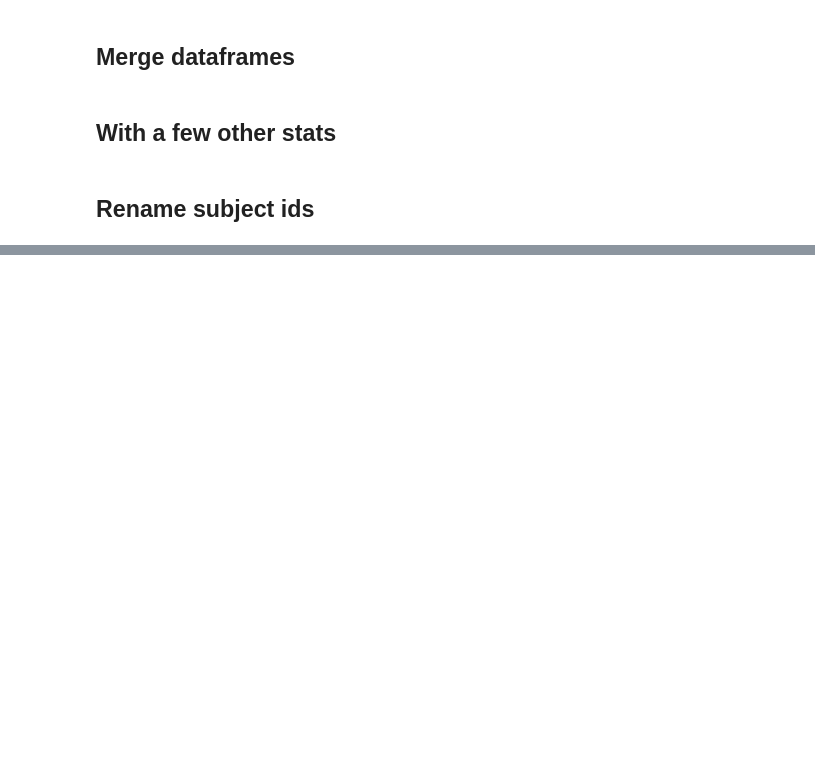
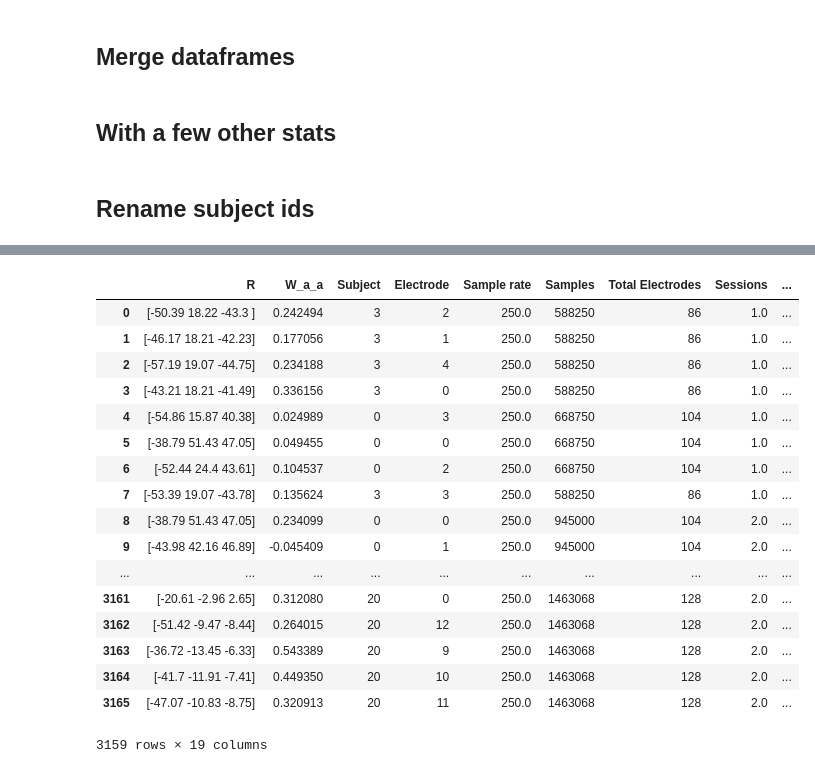
Before and after one commit to ContextLab/supereeg_paper, a Jupyter notebook: paper_figs/code/compile_csvs.ipynb, the cells around one changed output, grey strips where cells are left out. Saved outputs shown, nothing was run; the diff lists cells and outputs as text; code cells hidden in the pictures; blank space fills up the shorter version.

```diff
--- a/paper_figs/code/compile_csvs.ipynb
+++ b/paper_figs/code/compile_csvs.ipynb
@@ -51,0 +78,45 @@ e_corrs.to_csv(os.path.join(pyfr_data_dir, 'pyfr.csv'))
+# %%
+RAM_df['Thresholded Electrodes'] = RAM_df['Total Electrodes']
+RAM_df['Total Time (hrs)'] = np.round(RAM_df['Samples']/RAM_df['Sample rate']/3600,3)
+RAM_df['Average Session Length (hrs)'] = np.round(RAM_df['Total Time (hrs)']/RAM_df['Sessions'],3)
+RAM_df['Average Session Length (hrs)'].head()
+RAM_df['Total Electrodes'] = RAM_df['Thresholded Electrodes'] + RAM_df['Number thresholded']
+RAM_df['Proportion Thresholded'] = np.round(RAM_df['Number thresholded'] / RAM_df['Total Electrodes'], 3)
+# %%
+all_subject_e = np.array([])
+all_exp_e = np.array([])
+for i , item in enumerate(RAM_df['Subject'].values):
+    all_subject_e = np.append(all_subject_e, item.split('_')[0])
+    all_exp_e = np.append(all_exp_e, item.split('_')[1]+ '_' + item.split('_')[2])
+# %%
+RAM_df['Subject'] = all_subject_e
+RAM_df['Experiment'] = all_exp_e
+# %%
+grouped_results_ram = RAM_df.groupby('Subject')['Experiment','W_w_w', 'W_w_a', 'W_w_all', 'W_a_w', 'W_a_a','W_a_all', 'Sample rate', 'Samples',
+                                                  'Sessions', 'Number thresholded', 'Total Time (hrs)', 'Average Session Length (hrs)',
+                                                  'Total Electrodes', 'Proportion Thresholded'].mean()
+
+grouped_results_ram['Subject'] = range(grouped_results_ram.shape[0])
+subj_dict = grouped_results_ram['Subject'].to_dict()
+RAM_df.Subject = [subj_dict[item] for item in RAM_df.Subject]
+# %%
+RAM_df
+# %% [output]
+|  | R | W_a_a | Subject | Electrode | Sample rate | Samples | Total Electrodes | Sessions | ... |
+| 0 | [-50.39 18.22 -43.3 ] | 0.242494 | 3 | 2 | 250.0 | 588250 | 86 | 1.0 | ... |
+| 1 | [-46.17 18.21 -42.23] | 0.177056 | 3 | 1 | 250.0 | 588250 | 86 | 1.0 | ... |
+| 2 | [-57.19 19.07 -44.75] | 0.234188 | 3 | 4 | 250.0 | 588250 | 86 | 1.0 | ... |
+| 3 | [-43.21 18.21 -41.49] | 0.336156 | 3 | 0 | 250.0 | 588250 | 86 | 1.0 | ... |
+| 4 | [-54.86 15.87 40.38] | 0.024989 | 0 | 3 | 250.0 | 668750 | 104 | 1.0 | ... |
+| 5 | [-38.79 51.43 47.05] | 0.049455 | 0 | 0 | 250.0 | 668750 | 104 | 1.0 | ... |
+| 6 | [-52.44 24.4 43.61] | 0.104537 | 0 | 2 | 250.0 | 668750 | 104 | 1.0 | ... |
+| 7 | [-53.39 19.07 -43.78] | 0.135624 | 3 | 3 | 250.0 | 588250 | 86 | 1.0 | ... |
+| 8 | [-38.79 51.43 47.05] | 0.234099 | 0 | 0 | 250.0 | 945000 | 104 | 2.0 | ... |
+| 9 | [-43.98 42.16 46.89] | -0.045409 | 0 | 1 | 250.0 | 945000 | 104 | 2.0 | ... |
+| ... | ... | ... | ... | ... | ... | ... | ... | ... | ... |
+| 3161 | [-20.61 -2.96 2.65] | 0.312080 | 20 | 0 | 250.0 | 1463068 | 128 | 2.0 | ... |
+| 3162 | [-51.42 -9.47 -8.44] | 0.264015 | 20 | 12 | 250.0 | 1463068 | 128 | 2.0 | ... |
+| 3163 | [-36.72 -13.45 -6.33] | 0.543389 | 20 | 9 | 250.0 | 1463068 | 128 | 2.0 | ... |
+| 3164 | [-41.7 -11.91 -7.41] | 0.449350 | 20 | 10 | 250.0 | 1463068 | 128 | 2.0 | ... |
+| 3165 | [-47.07 -10.83 -8.75] | 0.320913 | 20 | 11 | 250.0 | 1463068 | 128 | 2.0 | ... |
+3159 rows × 19 columns
```
Also changed, not shown: parts of 10 cells of this notebook, 1 other file.
